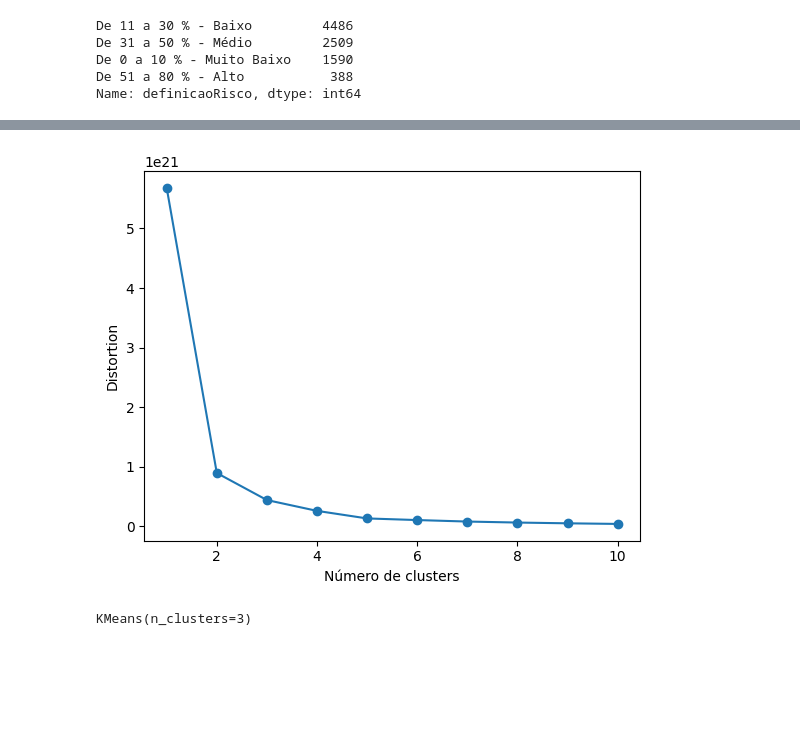
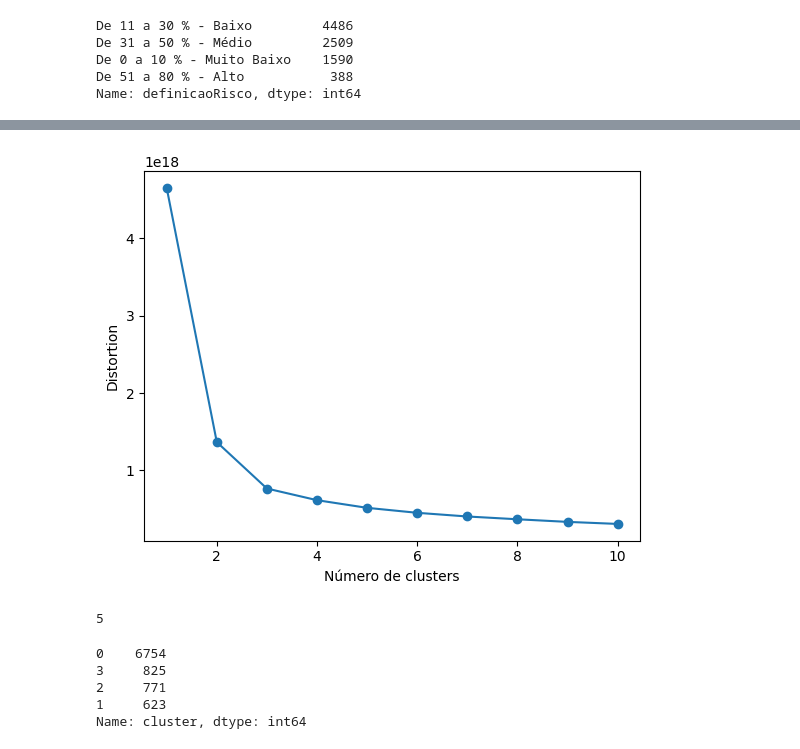
Before and after one commit to MBA-IA-GROUP-A/bootcamp, a Jupyter notebook: nootbooks/cluster.ipynb, the cells around one changed output, grey strips where cells are left out. Cells and saved outputs as stored; diff of their text form; code cells hidden in the pictures; blank space fills up the shorter version.

Commit message:
Cluster

```diff
--- a/nootbooks/cluster.ipynb
+++ b/nootbooks/cluster.ipynb
@@ -161,0 +166,4 @@ data['intervaloFundacao'].fillna(1, inplace=True)
+# %%
+for i in outliers:
+    sns.boxplot(x=outliers[i])
+    plt.show()
@@ -161,0 +214,3 @@ data['intervaloFundacao'].fillna(1, inplace=True)
+# %%
+dt = rm_outliers(data)
+dt
@@ -161,0 +239,10 @@ data['intervaloFundacao'].fillna(1, inplace=True)
+# %%
+dt_outliers = dt[['maiorAtraso', 'margemBrutaAcumulada', 'titulosEmAberto',
+       'valorSolicitado', 'definicaoRisco', 'ativoCirculante',
+       'passivoCirculante', 'totalAtivo', 'totalPatrimonioLiquido',
+       'endividamento', 'estoque', 'faturamentoBruto', 'margemBruta',
+       'intervaloFundacao', 'capitalSocial']]
+# %%
+for i in outliers:
+    sns.boxplot(x=dt_outliers[i])
+    plt.show()
@@ -254,21 +322,17 @@ plt.show()
 from sklearn.cluster import KMeans
 # %%
 # Executar K-means com diferentes números de clusters
+to_cluster = dt.drop(['cnpjSemTraco'], axis=1)
 distortions = []
 for i in range(1, 11):
     km = KMeans(n_clusters=i, init='k-means++', n_init=10, max_iter=300, random_state=42)
-    km.fit(df)
+    km.fit(to_cluster)
     distortions.append(km.inertia_)
 
 # Plotar o gráfico de cotovelo
 plt.plot(range(1, 11), distortions, marker='o')
 plt.xlabel('Número de clusters')
 plt.ylabel('Distortion')
 plt.show()
 # %% [output]
-[figure, old version]
+[figure, new version]
-# %%
-  kmeans = KMeans(n_clusters=3)
-  kmeans.fit(df)
-# %% [output]
-KMeans(n_clusters=3)
@@ -274,0 +341,29 @@ KMeans(n_clusters=3)
+# %%
+def calculate_wcss(data):
+    wcss = []
+    for n in range(2, 21):
+        kmeans = KMeans(n_clusters=n, n_init=10, random_state=42)
+        kmeans.fit(X=data)
+        wcss.append(kmeans.inertia_)
+
+    return wcss
+
+def optimal_number_of_clusters(wcss):
+    x1, y1 = 2, wcss[0]
+    x2, y2 = 20, wcss[len(wcss)-1]
+
+    distances = []
+    for i in range(len(wcss)):
+        x0 = i+2
+        y0 = wcss[i]
+        numerator = abs((y2-y1)*x0 - (x2-x1)*y0 + x2*y1 - y2*x1)
+        denominator = sqrt((y2 - y1)**2 + (x2 - x1)**2)
+        distances.append(numerator/denominator)
+
+    return distances.index(max(distances)) + 2
+
+sum_of_squares = calculate_wcss(to_cluster)
+n = optimal_number_of_clusters(sum_of_squares)
+n
+# %% [output]
+5
@@ -274,0 +375,8 @@ KMeans(n_clusters=3)
+# %%
+data['cluster'].value_counts()
+# %% [output]
+0    6754
+3     825
+2     771
+1     623
+Name: cluster, dtype: int64
```
Also changed, not shown: parts of 24 cells of this notebook, 1 other file.
